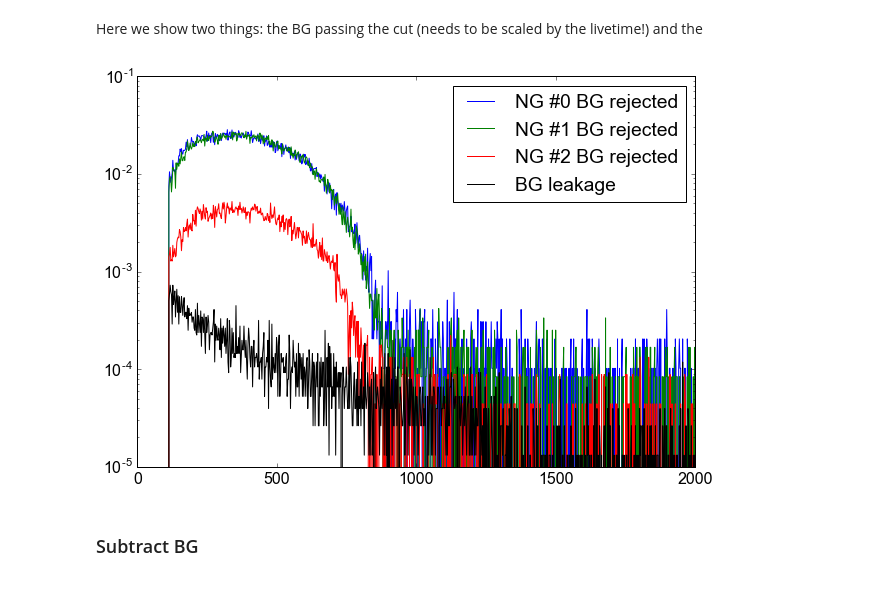
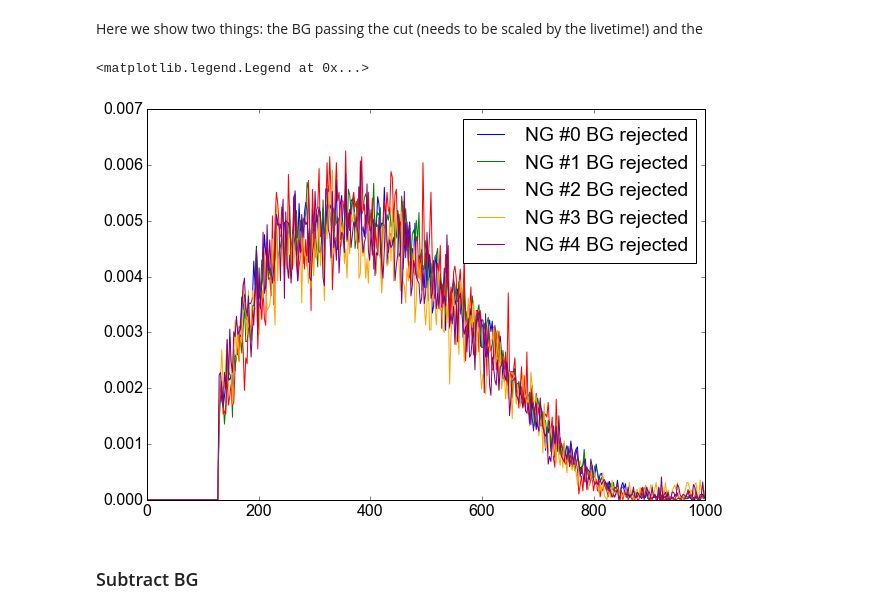
Before and after one commit to XENON1T/PTB, a Jupyter notebook: 03_2d_spectra.ipynb, the cells around one changed output. Cells and saved outputs as stored; diff of their text form; code cells hidden in the pictures.

```diff
--- a/03_2d_spectra.ipynb
+++ b/03_2d_spectra.ipynb
@@ -110,11 +115,16 @@ Spectrum containing 4096 samples read, total 177012 counts
 # Now perform the calibration based on linear fit
 from scipy.optimize import curve_fit
 p_scale, _ = curve_fit(poly_1, energy_list, fwhm_pos_list)
-print("Offset: %.2f channels, slope: %.3f channels/keV" % (p_scale[0], p_scale[1]))
+p_scale_and = [6, 1/4.775*2]
 
 # Invert relation
 p_scale_to_e = [- p_scale[0] / p_scale[1], 1 / p_scale[1]]
+p_scale_to_e_and = [- p_scale_and[0] / p_scale_and[1], 1 / p_scale_and[1]]
 # e_scale is the important list: it contains the energy in keV
 # This is basically the x axis for all our next plots!
 e_scale = np.array([poly_1(x, *p_scale_to_e) for x in range(4096)])
+e_scale_and = np.array([poly_1(x, *p_scale_to_e_and) for x in range(4096)])
+
+print("Erik Method:    Offset: %.2f channels, slope: %.4f channels/keV" % (p_scale[0], p_scale[1]))
+print("Andreas Method: Offset: %.2f channels, slope: %.4f channels/keV" % (p_scale_and[0], p_scale_and[1]))
 # %% [output]
@@ -180,7 +198,8 @@ for ng_filename in ng_filenames_0:
 #spec2d = sum(spec2d_list)
 
 # NOTE THIS IS A NEW LINE... Only analize the first run, not all combined!
-spec2d = spec2d_list[0]
+# NOTE modified AGAIN August 2016. spec2d = spec2d_list[0] -> spec2d = spec2d_list[0] + spec2d_list[1]
+spec2d = spec2d_list[0] + spec2d_list[1]
 # %% [output]
 Spectrum containing 4194304 samples read, total 976692 counts
 Spectrum containing 4194304 samples read, total 1244420 counts
@@ -188,18 +209,20 @@ Spectrum containing 4194304 samples read, total 1867828 counts
 # %%
 # Check that spectra coincide
-scale_it = False # Toggle scaling by the total number of counts
+scale_it = True # Toggle scaling by the total livetime
 plt.figure(figsize=(17,7))
 for i, spec in enumerate(spec2d_list):
     if scale_it:
-        norm_fac = 1./np.sum(spec)
+        #norm_fac = 1./np.sum(spec)
+        norm_fac = 1/ng_livetimes_0[i]
     else:
         norm_fac = 1.
     plt.plot(norm_fac*np.sum(spec, axis=0), label='Meas. # %d' % i)
+
 if scale_it:
-    norm_fac = 1./np.sum(spec2d)
+    norm_fac = 1./(ng_livetimes_0[0] + ng_livetimes_0[1])
 else:
     norm_fac = 1.
-plt.plot(norm_fac*np.sum(spec2d, axis=0), label='Combined')
+plt.plot(norm_fac*np.sum(spec2d, axis=0), label='Combined 0 and 1')
 plt.yscale('log')
 plt.legend()
 plt.title('Neutron generator pulse height spectrum')
@@ -381,6 +404,10 @@ cut.x_thr = 60.
 fg_0_disc = 1/ng_livetimes_0[0]*np.sum(cut_hist2d(spec2d_list[0], cut.f_cut), axis=0)
 fg_1_disc = 1/ng_livetimes_0[1]*np.sum(cut_hist2d(spec2d_list[1], cut.f_cut), axis=0)
 fg_2_disc = 1/ng_livetimes_0[2]*np.sum(cut_hist2d(spec2d_list[2], cut.f_cut), axis=0)
+fg_3_disc = 1/ng_livetimes_0[3]*np.sum(cut_hist2d(spec2d_list[3], cut.f_cut), axis=0)
+fg_4_disc = 1/ng_livetimes_0[4]*np.sum(cut_hist2d(spec2d_list[4], cut.f_cut), axis=0)
+
+
 
 # Calculate errors:
 # - Assume only Poissonian errors
@@ -389,6 +416,8 @@ fg_2_disc = 1/ng_livetimes_0[2]*np.sum(cut_hist2d(spec2d_list[2], cut.f_cut), ax
 fg_0_disc_err = 1/ng_livetimes_0[0]*np.sqrt(np.sum(cut_hist2d(spec2d_list[0], cut.f_cut), axis=0))
 fg_1_disc_err = 1/ng_livetimes_0[1]*np.sqrt(np.sum(cut_hist2d(spec2d_list[1], cut.f_cut), axis=0))
 fg_2_disc_err = 1/ng_livetimes_0[2]*np.sqrt(np.sum(cut_hist2d(spec2d_list[2], cut.f_cut), axis=0))
+fg_3_disc_err = 1/ng_livetimes_0[3]*np.sqrt(np.sum(cut_hist2d(spec2d_list[3], cut.f_cut), axis=0))
+fg_4_disc_err = 1/ng_livetimes_0[4]*np.sqrt(np.sum(cut_hist2d(spec2d_list[4], cut.f_cut), axis=0))
 
 # Also for BG, because this is how much of the BG leaks into signal!
 bg_disc = 1/sum(bg_livetimes_0)*np.sum(cut_hist2d(spec2d_bg, cut.f_cut), axis=0)
@@ -397,20 +426,20 @@ bg_disc = 1/sum(bg_livetimes_0)*np.sum(cut_hist2d(spec2d_bg, cut.f_cut), axis=0)
 # %% [markdown]
 Here we show two things: the BG passing the cut (needs to be scaled by the livetime!) and the
 # %%
-plt.plot(e_scale, fg_0_disc, color='blue', label='NG #0 BG rejected')
-#plt.plot(e_scale, fg_0_sub, color='blue',ls='--')
-plt.plot(e_scale, fg_1_disc, color='green', label='NG #1 BG rejected')
-#plt.plot(e_scale, fg_1_sub, color='green', ls='--')
-plt.plot(e_scale, fg_2_disc, color='red', label='NG #2 BG rejected')
-#plt.plot(e_scale, fg_2_sub, color='red', ls='--')
-plt.plot(e_scale, bg_disc, color='black', label='BG leakage')
+plt.plot(e_scale, 1/sum(fg_0_disc[0:2000])*fg_0_disc, color='blue', label='NG #0 BG rejected')
+plt.plot(e_scale, 1/sum(fg_1_disc[0:2000])*fg_1_disc, color='green', label='NG #1 BG rejected')
+plt.plot(e_scale, 1/sum(fg_2_disc[0:2000])*fg_2_disc, color='red', label='NG #2 BG rejected')
+plt.plot(e_scale, 1/sum(fg_3_disc[0:2000])*fg_3_disc, color='orange', label='NG #3 BG rejected')
+plt.plot(e_scale, 1/sum(fg_4_disc[0:2000])*fg_4_disc, color='purple', label='NG #4 BG rejected')
+#plt.plot(e_scale, bg_disc, color='black', label='BG leakage')
 
-plt.xlim(0,2000)
-#plt.ylim(0,0.1)
+plt.xlim(0,1000)
+plt.ylim(0,0.007)
 plt.legend()
-plt.yscale('log')
+#plt.yscale('log')
 # %% [output]
+<matplotlib.legend.Legend at 0x...>
-[figure, old version]
+[figure, new version]
 # %% [markdown]
 ### Subtract BG
 # %% [markdown]
```
Also changed, not shown: parts of 25 cells of this notebook, 3 other files.
